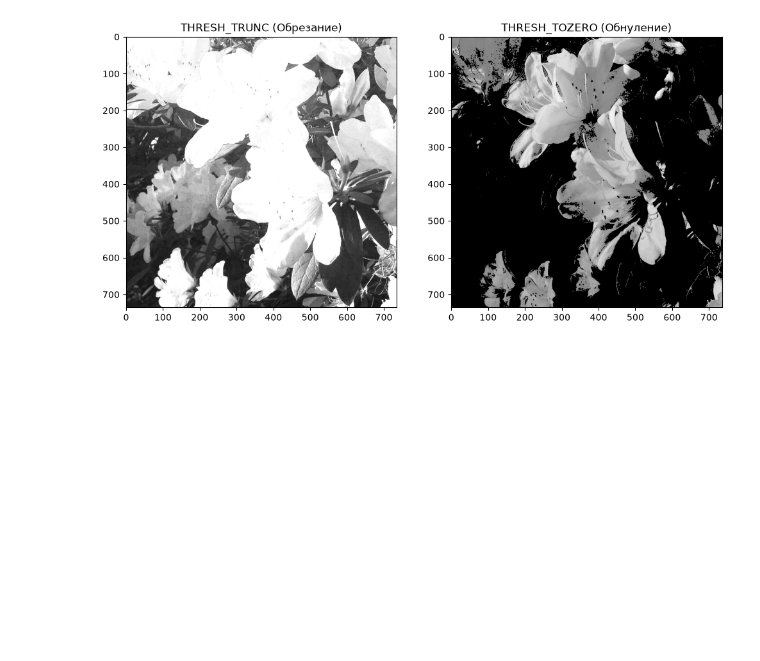
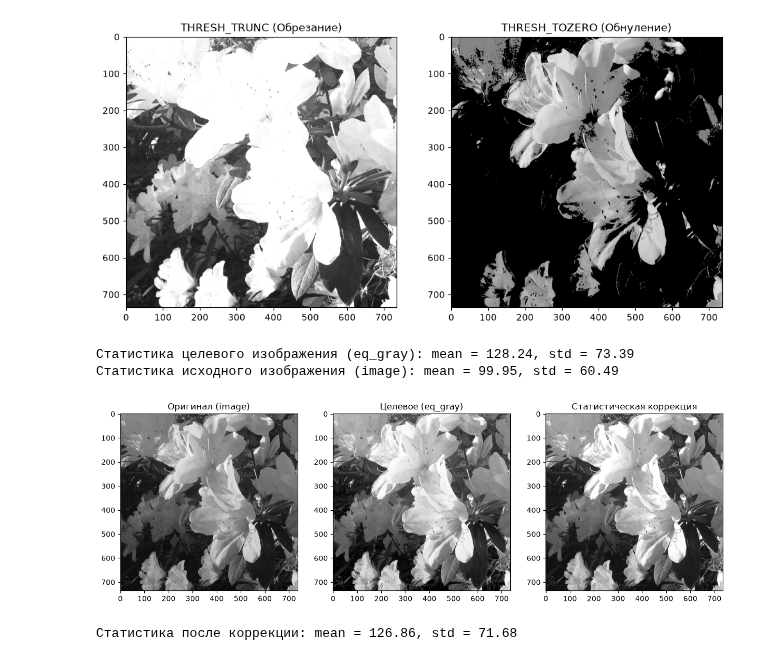
Before and after one commit to VeraYand/image-processing-hw, a Jupyter notebook: task1.ipynb, the cells around one changed output. Saved outputs shown, nothing was run; the diff lists cells and outputs as text; code cells hidden in the pictures; blank space fills up the shorter version.

```diff
--- a/task1.ipynb
+++ b/task1.ipynb
@@ -94,3 +94,32 @@ plt.show()
 # %% [output]
 [figure]
 [figure]
+# %%
+target_mean = np.mean(eq_gray)
+target_std = np.std(eq_gray)
+
+print(f"Статистика целевого изображения (eq_gray): mean = {target_mean:.2f}, std = {target_std:.2f}")
+
+source_mean = np.mean(image)
+source_std = np.std(image)
+
+print(f"Статистика исходного изображения (image): mean = {source_mean:.2f}, std = {source_std:.2f}")
+
+image_float = image.astype(np.float32)
+
+corrected_image = (image_float - source_mean) / source_std * target_std + target_mean
+
+corrected_image = np.clip(corrected_image, 0, 255).astype(np.uint8)
+
+plt.figure(figsize=(15, 5))
+plt.subplot(1, 3, 1), plt.imshow(image, cmap='gray'), plt.title('Оригинал (image)')
+plt.subplot(1, 3, 2), plt.imshow(eq_gray, cmap='gray'), plt.title('Целевое (eq_gray)')
+plt.subplot(1, 3, 3), plt.imshow(corrected_image, cmap='gray'), plt.title('Статистическая коррекция')
+plt.show()
+
+print(f"\nСтатистика после коррекции: mean = {np.mean(corrected_image):.2f}, std = {np.std(corrected_image):.2f}")
+# %% [output]
+Статистика целевого изображения (eq_gray): mean = 128.24, std = 73.39
+Статистика исходного изображения (image): mean = 99.95, std = 60.49
+[figure, added]
+Статистика после коррекции: mean = 126.86, std = 71.68
```
